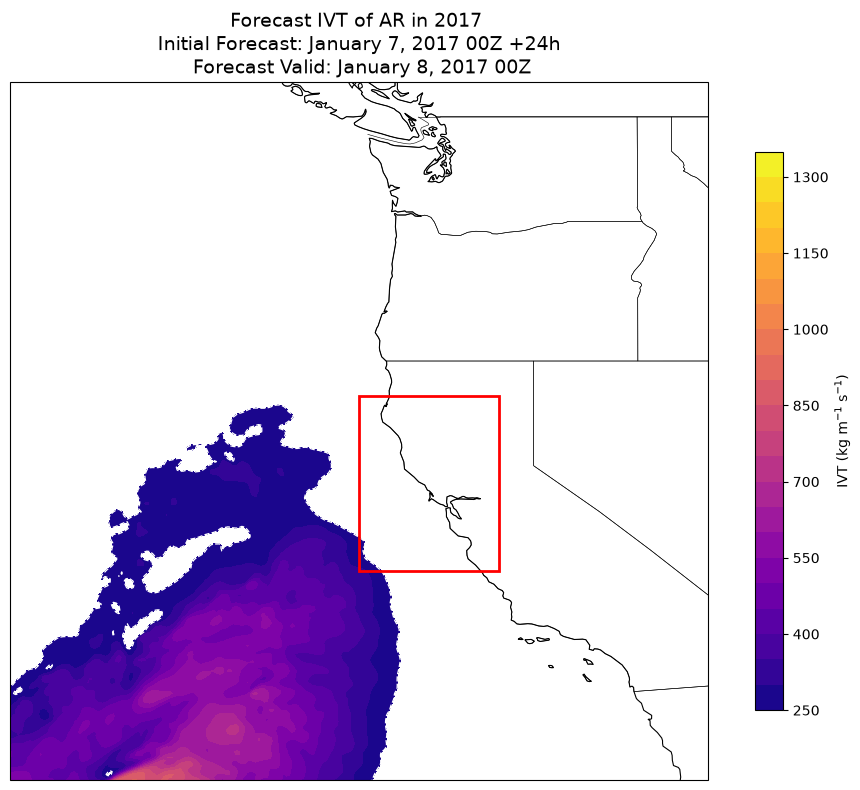
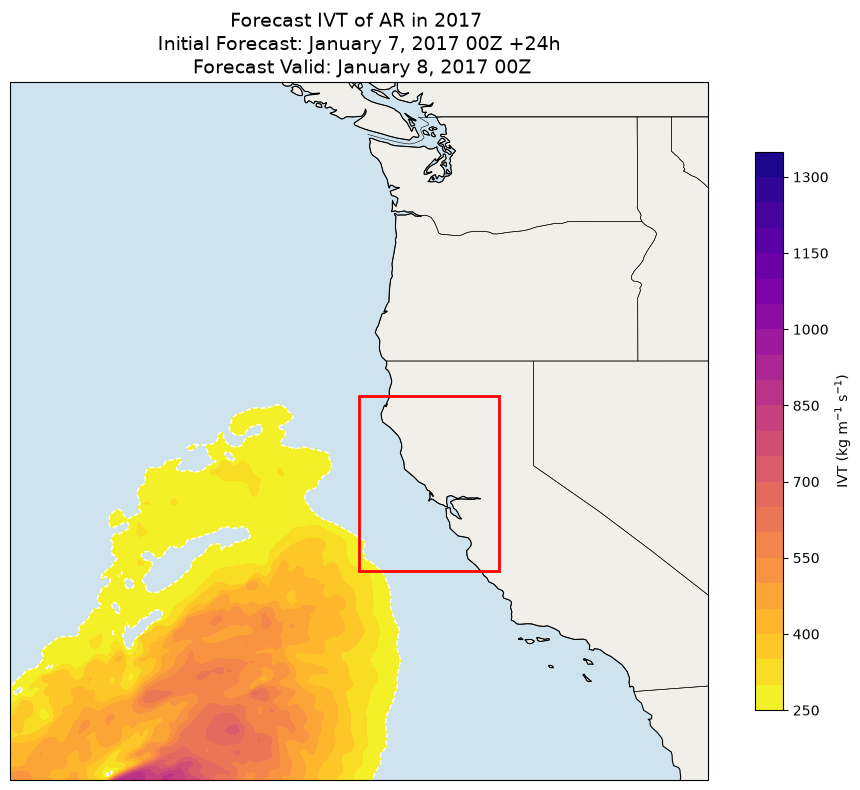
Code edit (unified diff) that turned the first committed figure into the second:
--- before
+++ after
@@ -11,6 +11,8 @@
 ax.add_feature(cfeature.BORDERS, linewidth=0.4)
 ax.add_feature(cfeature.STATES, linewidth=0.4)
+ax.add_feature(cfeature.OCEAN, facecolor='#cfe3ee', zorder=0)
+ax.add_feature(cfeature.LAND, facecolor='#f0efe9', zorder=0)
 
-cf = ax.contourf(lon2, lat2, ivt2, levels=np.arange(250, 1400, 50), cmap="plasma", transform=ccrs.PlateCarree())
+cf = ax.contourf(lon2, lat2, ivt2, levels=np.arange(250, 1400, 50), cmap="plasma_r", transform=ccrs.PlateCarree())
 ax.contour(lon2, lat2, ivt2, levels=[250], colors="white", linewidths=1.0, linestyles="--", transform=ccrs.PlateCarree())
 

Commit: updated code in the getting_started jupyter note book because I wanted to plot MoE and distancce from perfect forecast from the secondary output text files, I also went digging around the other text files too, I also updated the AR_landfall jupyter notebook with some extra code